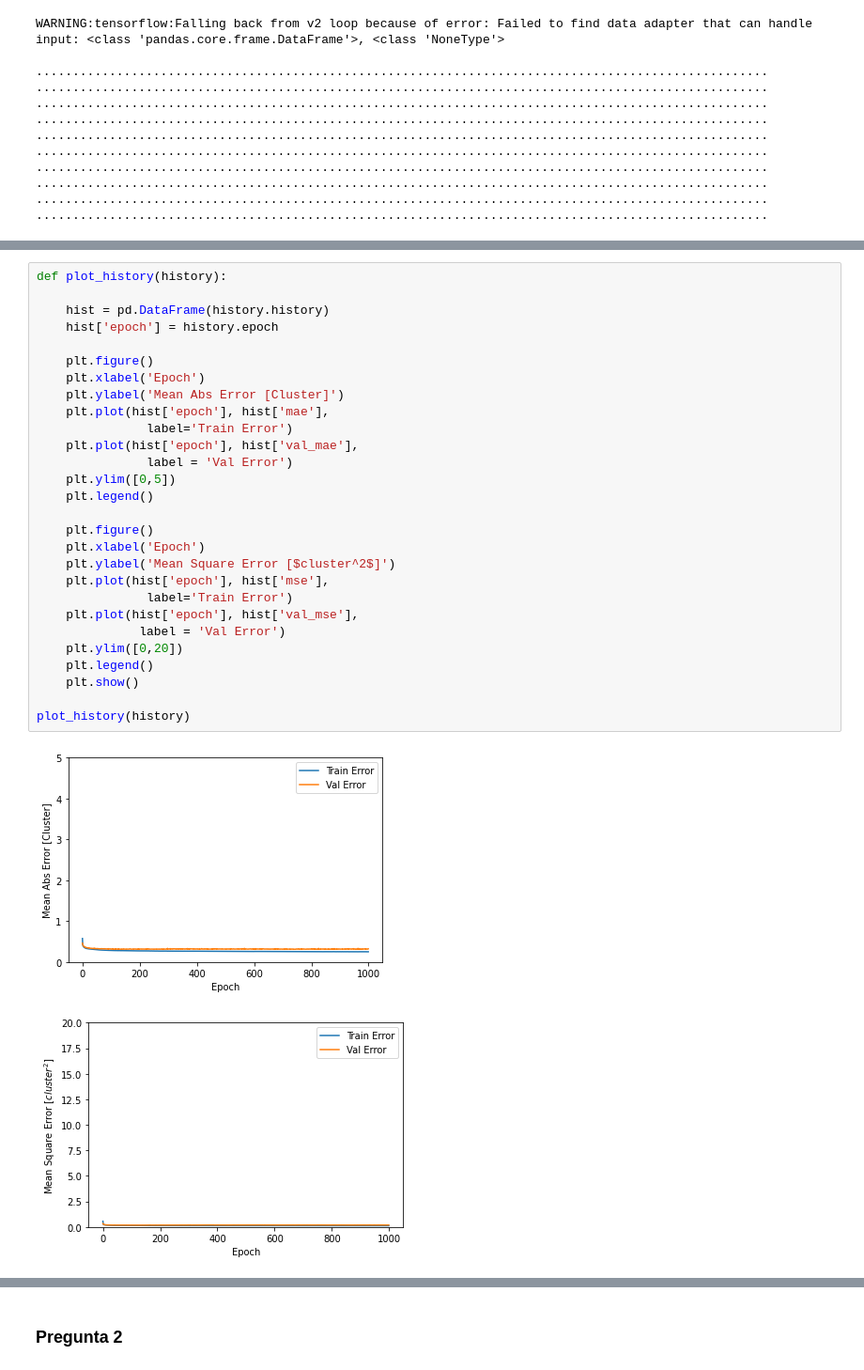
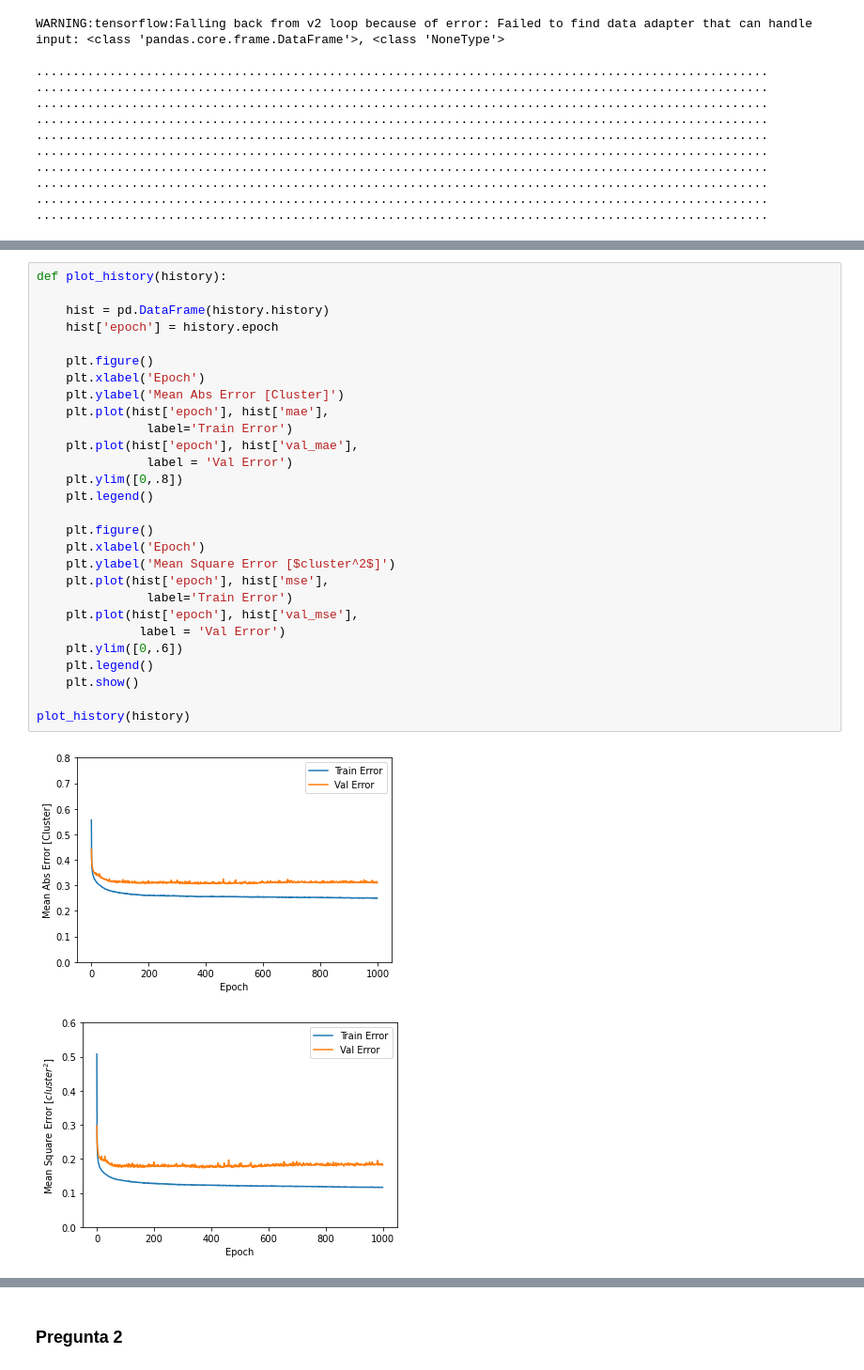
Before and after one commit to GLuarte/MLBI, a Jupyter notebook: Tarea_1_1_MLBI(3).ipynb, the cells around one changed output, grey strips where cells are left out. Shown at 94% size. Drawn from its saved outputs; the diff is of its cells as text.

```diff
--- a/Tarea_1_1_MLBI(3).ipynb
+++ b/Tarea_1_1_MLBI(3).ipynb
@@ -264,34 +264,34 @@ hist.tail()
 # %%
 def plot_history(history):
 
     hist = pd.DataFrame(history.history)
     hist['epoch'] = history.epoch
 
     plt.figure()
     plt.xlabel('Epoch')
     plt.ylabel('Mean Abs Error [Cluster]')
     plt.plot(hist['epoch'], hist['mae'],
                label='Train Error')
     plt.plot(hist['epoch'], hist['val_mae'],
                label = 'Val Error')
-    plt.ylim([0,5])
+    plt.ylim([0,.8])
     plt.legend()
 
     plt.figure()
     plt.xlabel('Epoch')
     plt.ylabel('Mean Square Error [$cluster^2$]')
     plt.plot(hist['epoch'], hist['mse'],
                label='Train Error')
     plt.plot(hist['epoch'], hist['val_mse'],
               label = 'Val Error')
-    plt.ylim([0,20])
+    plt.ylim([0,.6])
     plt.legend()
     plt.show()
 
 plot_history(history)
 # %% [output]
-[figure, old version]
+[figure, new version]
-[figure, old version]
+[figure, new version]
 # %%
 model = build_model()
 
```
Also changed, not shown: parts of 15 cells of this notebook.
